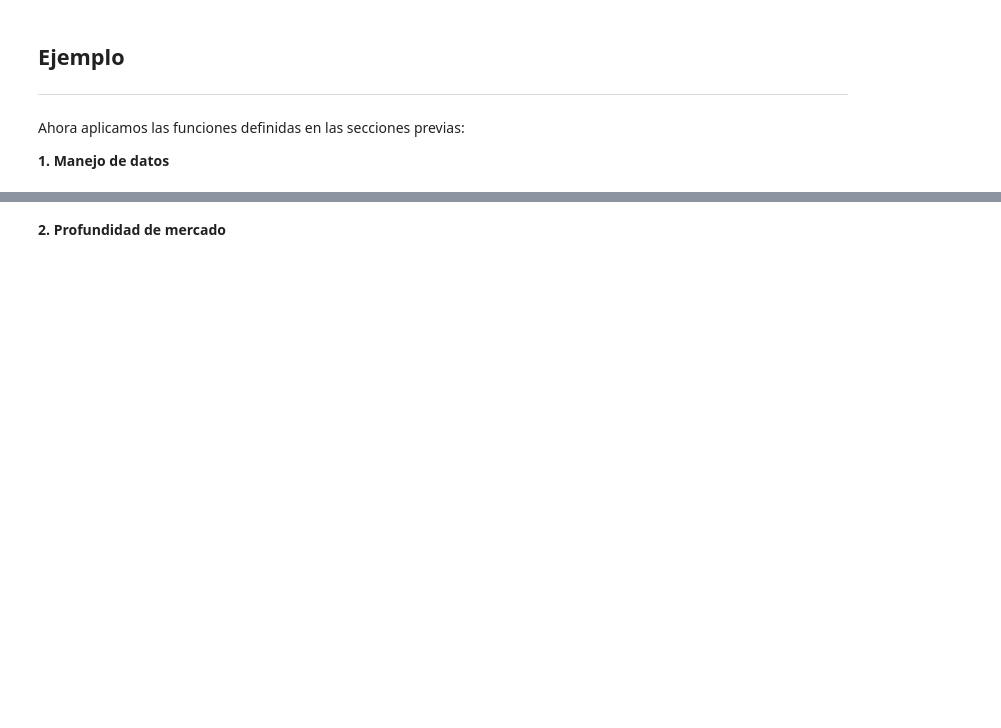
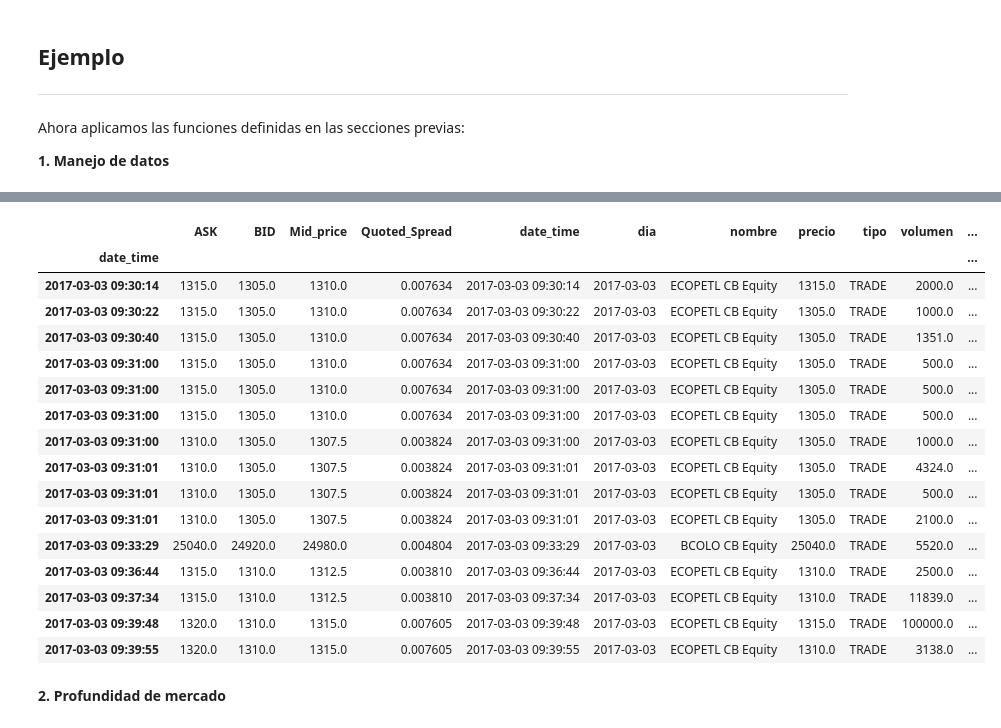
Before and after one commit to nromerodiaz/MarketQualityParams, a Jupyter notebook: PreprocessPipeline.ipynb, the cells around one changed output, grey strips where cells are left out. Saved outputs shown, nothing was run; the diff lists cells and outputs as text; code cells hidden in the pictures; blank space fills up the shorter version.

```diff
--- a/PreprocessPipeline.ipynb
+++ b/PreprocessPipeline.ipynb
@@ -66,7 +69,7 @@ def GetDate(stockdata):
 # Funcion que inicializa las columnas: 'nombre', 'date_time', 'tipo', 'precio', 'volumen',
 #                                      'BID', 'ASK', 'Mid_Price', 'Quoted_Spread'
 
-def StockPreprocessing(stockdata, stock_ticker):
+def stock_preprocessing(stockdata, stock_ticker):
     '''
     Parameters:
     ------
@@ -74,7 +77,7 @@ def StockPreprocessing(stockdata, stock_ticker):
     DataFrame - Data of various stocks
 
     stock_ticker:
-    String - Ticker of the stock we are interested in
+    String - Ticker of the single stock we are interested in
 
 
     Return:
@@ -127,6 +130,10 @@ def StockPreprocessing(stockdata, stock_ticker):
         # Donde el BID sea menor o igual al precio ASK se pone un NaN
         BA_df = BA_df.where(BA_df.BID <= BA_df.ASK, np.nan)
 
+        # Para los precios del principio del dia, debemos poner NaN
+        cols = ['BID', 'ASK']
+        BA_df[cols] = BA_df[cols].replace({0:np.nan, 0:np.nan})
+
         # Con los precios BID y ASK se calcula el Mid_Price y el Quoted_Spread
         BA_df['Mid_price']     = 0.5*(BA_df['BID'].values + BA_df['ASK'].values)
         BA_df['Quoted_Spread'] = (BA_df['ASK'].values - BA_df['BID'].values)/(BA_df.Mid_price.values)
@@ -139,4 +146,9 @@ def StockPreprocessing(stockdata, stock_ticker):
     BA.index  = stockdata.index
     stockdata = pd.concat([stockdata, BA], axis=1)
 
+    # Reordenamos las columnas
+    stockdata = stockdata[["date_time", "dia", "nombre", "tipo", "precio", "volumen", "ASK", "BID",
+                           "Mid_price", "Quoted_Spread"]]
+    stockdata = stockdata.drop(columns=["date_time"])
+
     return stockdata
@@ -336,3 +350,25 @@ def InitiatingParty(stockdata):
+# %%
+def InitiatingParty(stockdata):
+    '''
+    Parameters:
+    ------
+    stockdata:
+    DataFrame - Preprocessed data of the stock
+
+    Return:
+    ------
+    x:
+    DataFrame - DataFrame of TRADE quotes with the party that initiated the trade
+    '''
+
+    # Only TRADE operations are considered
+    stockdata = stockdata.loc[stockdata["tipo"] == "TRADE"]
+
+    # Values are filled according to the transaction's direction criteria
+    stockdata["iniciado"] = np.where(stockdata.precio > stockdata.Mid_price, 1,
+                                     np.where(np.isnan(stockdata.Mid_price), np.nan, -1))
+
+    return stockdata
 # %% [markdown]
 ## 4. Price impact
 ---
@@ -424,3 +503,24 @@ Wall time: 1.74 s
+# %%
+test = InitiatingParty(prep_data)
+test.head(15)
+# %% [output]
+|  | ASK | BID | Mid_price | Quoted_Spread | date_time | dia | nombre | precio | tipo | volumen | ... |
+| date_time |  |  |  |  |  |  |  |  |  |  | ... |
+| 2017-03-03 09:30:14 | 1315.0 | 1305.0 | 1310.0 | 0.007634 | 2017-03-03 09:30:14 | 2017-03-03 | ECOPETL CB Equity | 1315.0 | TRADE | 2000.0 | ... |
+| 2017-03-03 09:30:22 | 1315.0 | 1305.0 | 1310.0 | 0.007634 | 2017-03-03 09:30:22 | 2017-03-03 | ECOPETL CB Equity | 1305.0 | TRADE | 1000.0 | ... |
+| 2017-03-03 09:30:40 | 1315.0 | 1305.0 | 1310.0 | 0.007634 | 2017-03-03 09:30:40 | 2017-03-03 | ECOPETL CB Equity | 1305.0 | TRADE | 1351.0 | ... |
+| 2017-03-03 09:31:00 | 1315.0 | 1305.0 | 1310.0 | 0.007634 | 2017-03-03 09:31:00 | 2017-03-03 | ECOPETL CB Equity | 1305.0 | TRADE | 500.0 | ... |
+| 2017-03-03 09:31:00 | 1315.0 | 1305.0 | 1310.0 | 0.007634 | 2017-03-03 09:31:00 | 2017-03-03 | ECOPETL CB Equity | 1305.0 | TRADE | 500.0 | ... |
+| 2017-03-03 09:31:00 | 1315.0 | 1305.0 | 1310.0 | 0.007634 | 2017-03-03 09:31:00 | 2017-03-03 | ECOPETL CB Equity | 1305.0 | TRADE | 500.0 | ... |
+| 2017-03-03 09:31:00 | 1310.0 | 1305.0 | 1307.5 | 0.003824 | 2017-03-03 09:31:00 | 2017-03-03 | ECOPETL CB Equity | 1305.0 | TRADE | 1000.0 | ... |
+| 2017-03-03 09:31:01 | 1310.0 | 1305.0 | 1307.5 | 0.003824 | 2017-03-03 09:31:01 | 2017-03-03 | ECOPETL CB Equity | 1305.0 | TRADE | 4324.0 | ... |
+| 2017-03-03 09:31:01 | 1310.0 | 1305.0 | 1307.5 | 0.003824 | 2017-03-03 09:31:01 | 2017-03-03 | ECOPETL CB Equity | 1305.0 | TRADE | 500.0 | ... |
+| 2017-03-03 09:31:01 | 1310.0 | 1305.0 | 1307.5 | 0.003824 | 2017-03-03 09:31:01 | 2017-03-03 | ECOPETL CB Equity | 1305.0 | TRADE | 2100.0 | ... |
+| 2017-03-03 09:33:29 | 25040.0 | 24920.0 | 24980.0 | 0.004804 | 2017-03-03 09:33:29 | 2017-03-03 | BCOLO CB Equity | 25040.0 | TRADE | 5520.0 | ... |
+| 2017-03-03 09:36:44 | 1315.0 | 1310.0 | 1312.5 | 0.003810 | 2017-03-03 09:36:44 | 2017-03-03 | ECOPETL CB Equity | 1310.0 | TRADE | 2500.0 | ... |
+| 2017-03-03 09:37:34 | 1315.0 | 1310.0 | 1312.5 | 0.003810 | 2017-03-03 09:37:34 | 2017-03-03 | ECOPETL CB Equity | 1310.0 | TRADE | 11839.0 | ... |
+| 2017-03-03 09:39:48 | 1320.0 | 1310.0 | 1315.0 | 0.007605 | 2017-03-03 09:39:48 | 2017-03-03 | ECOPETL CB Equity | 1315.0 | TRADE | 100000.0 | ... |
+| 2017-03-03 09:39:55 | 1320.0 | 1310.0 | 1315.0 | 0.007605 | 2017-03-03 09:39:55 | 2017-03-03 | ECOPETL CB Equity | 1310.0 | TRADE | 3138.0 | ... |
 # %% [markdown]
 **2. Profundidad de mercado**
 # %%
```
Also changed, not shown: parts of 16 cells of this notebook.
